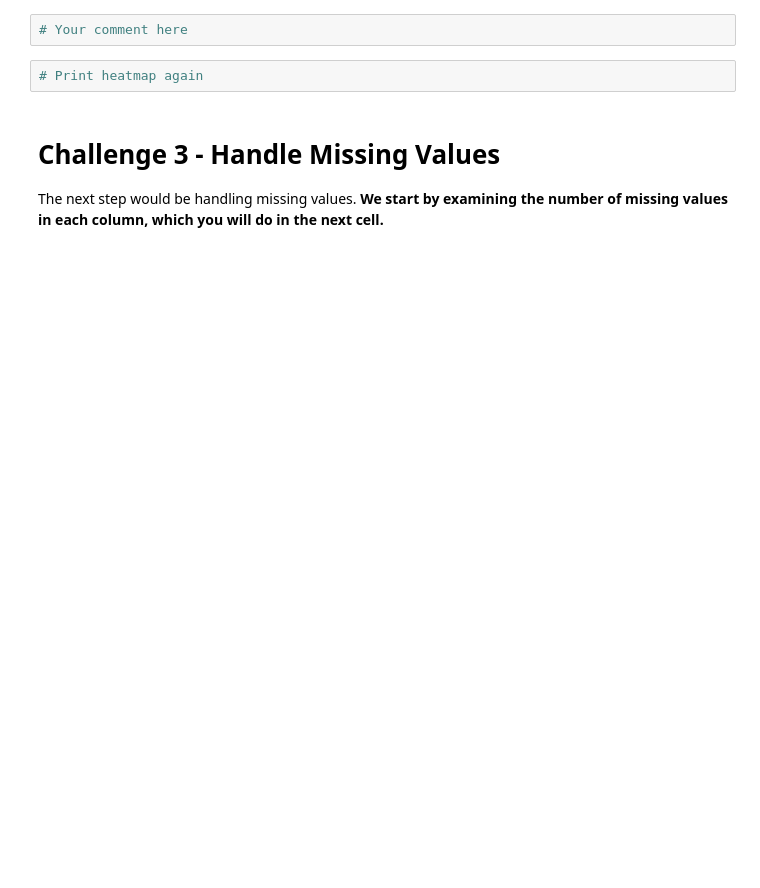
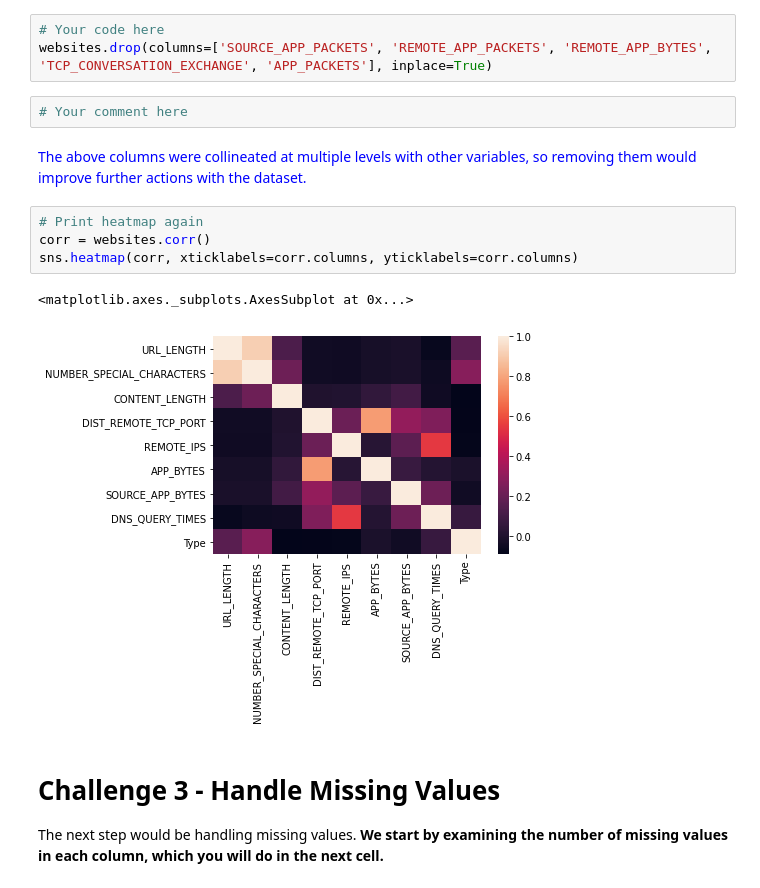
Before and after one commit to paoloironhack/dataptams2020, a Jupyter notebook: labs/module_3/Supervised-Learning/your-code/main.ipynb, the cells around one changed output. Drawn from its saved outputs; the diff is of its cells as text; blank space fills up the shorter version.

```diff
--- a/labs/module_3/Supervised-Learning/your-code/main.ipynb
+++ b/labs/module_3/Supervised-Learning/your-code/main.ipynb
@@ -102,7 +122,17 @@ In the cells below, remove as few columns as you can to eliminate the high colli
+# %%
+# Your code here
+websites.drop(columns=['SOURCE_APP_PACKETS', 'REMOTE_APP_PACKETS', 'REMOTE_APP_BYTES', 'TCP_CONVERSATION_EXCHANGE', 'APP_PACKETS'], inplace=True)
 # %%
 # Your comment here
-# %%
-# Print heatmap again
+# %% [markdown]
+<font color='blue'>The above columns were collineated at multiple levels with other variables, so removing them would improve further actions with the dataset. </font>
+# %%
+# Print heatmap again
+corr = websites.corr()
+sns.heatmap(corr, xticklabels=corr.columns, yticklabels=corr.columns)
+# %% [output]
+<matplotlib.axes._subplots.AxesSubplot at 0x...>
+[figure, added]
 # %% [markdown]
 # Challenge 3 - Handle Missing Values
 
```
Also changed, not shown: parts of 52 cells of this notebook, 5 other files.
